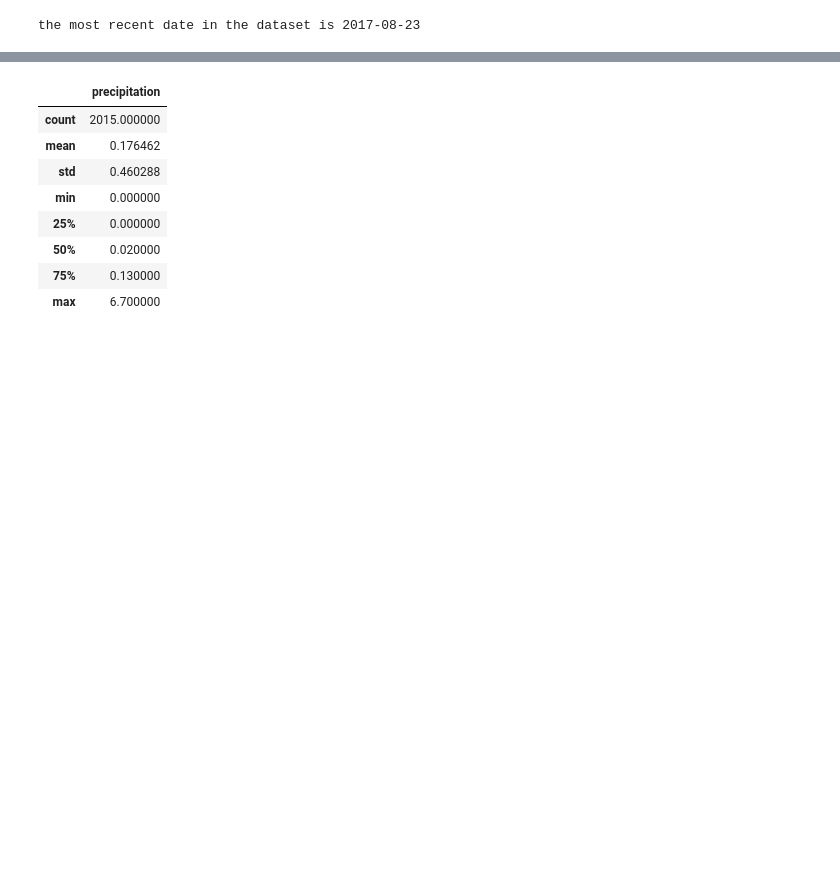
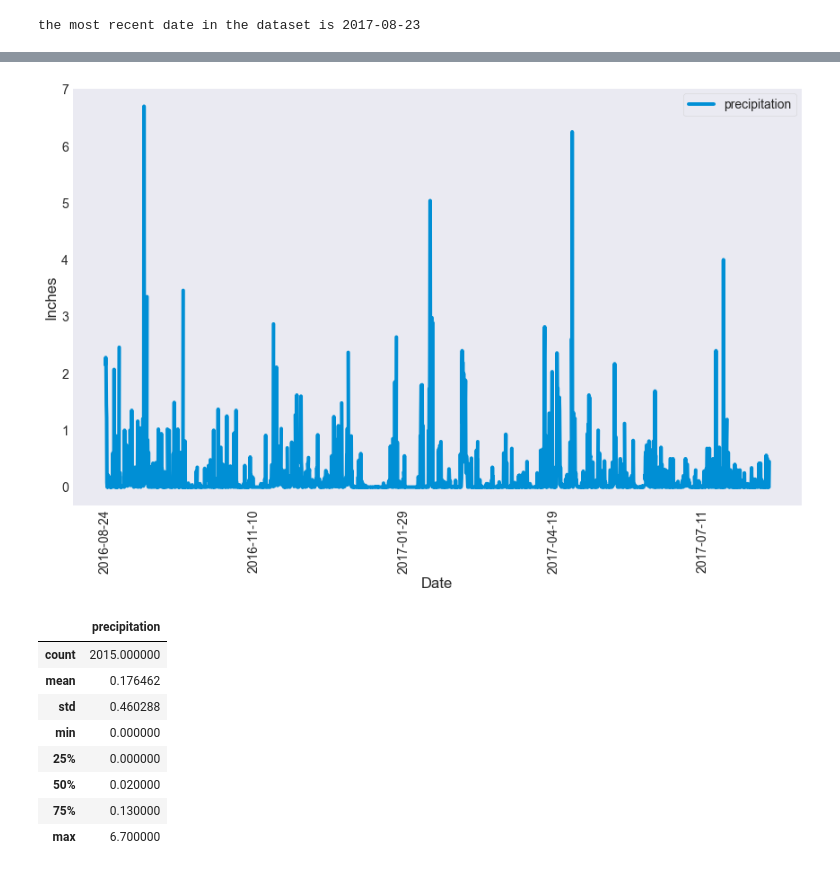
Before and after one commit to grilgamesh/sqlalchemy-challenge, a Jupyter notebook: climate_starter.ipynb, the cells around one changed output, grey strips where cells are left out. Cells and saved outputs as stored; diff of their text form; code cells hidden in the pictures; blank space fills up the shorter version.

Commit message:
updated after tutor session

```diff
--- a/climate_starter.ipynb
+++ b/climate_starter.ipynb
@@ -99,20 +99,7 @@ for row in session.query(station.id, station.station, station.name, station.lati
 # Exploratory Precipitation Analysis
 # %%
 # Find the most recent date in the data set.
-
-#read dates into a list
-max_date = session.query(measurement.date).all()
-
-# instantiate holding variable
-most_recent = '0000-00-00'
-
-#strip off row packaging and update most-recent varaible
-for date in max_date:
-    date = date[0]
-    if date > most_recent:
-        #print(f"new latest date found: {date}")
-        most_recent = date
-
+most_recent = session.query(func.max(measurement.date)).first()[0]
 
 print(f"the most recent date in the dataset is {most_recent}")
 # %% [output]
@@ -120,23 +113,7 @@ the most recent date in the dataset is 2017-08-23
 # %%
 # Design a query to retrieve the last 12 months of precipitation data and plot the results.
 # Starting from the most recent data point in the database.
-
-# Calculate the date one year from the last date in data set.
-mos_rec = dt.datetime.strptime(most_recent, '%Y-%m-%d') - dt.timedelta(days=365)
-
 # Perform a query to retrieve the data and precipitation scores
-precip = session.query(measurement.date, measurement.prcp).filter(measurement.date > mos_rec)
-
-# Save the query results as a Pandas DataFrame and set the index to the date column
-precip_df = pd.DataFrame(precip, columns=['date', 'precipitation'])
-precip_df.set_index('date', inplace=True)
-
-# Sort the dataframe by date
-precip_df.sort_index()
-## should I drop null values?
-
-# # Use Pandas Plotting with Matplotlib to plot the data
-
-precip_df.plot.bar()
-plt.tight_layout()
+precip = session.query(measurement.date, measurement.prcp).filter(measurement.date >= mos_rec).all()
+precip
 # %% [output]
@@ -143,0 +137,5 @@ plt.tight_layout()
+# %%
+# Save the query results as a Pandas DataFrame and set the index to the date column
+precip_df = pd.DataFrame(precip, columns=['date', 'precipitation'])
+precip_df = precip_df.sort_values("date")
+precip_df
@@ -144,3 +156,10 @@ plt.tight_layout()
+# %%
+precip_df.plot(x='date', y='precipitation', rot=90, figsize=(13, 8))
+plt.xlabel("Date")
+plt.ylabel("Inches")
+plt.show()
+# %% [output]
+[figure, added]
 # %%
 # Use Pandas to calcualte the summary statistics for the precipitation data
 precip_df.describe()
```
Also changed, not shown: parts of 9 cells of this notebook, 1 other file.
